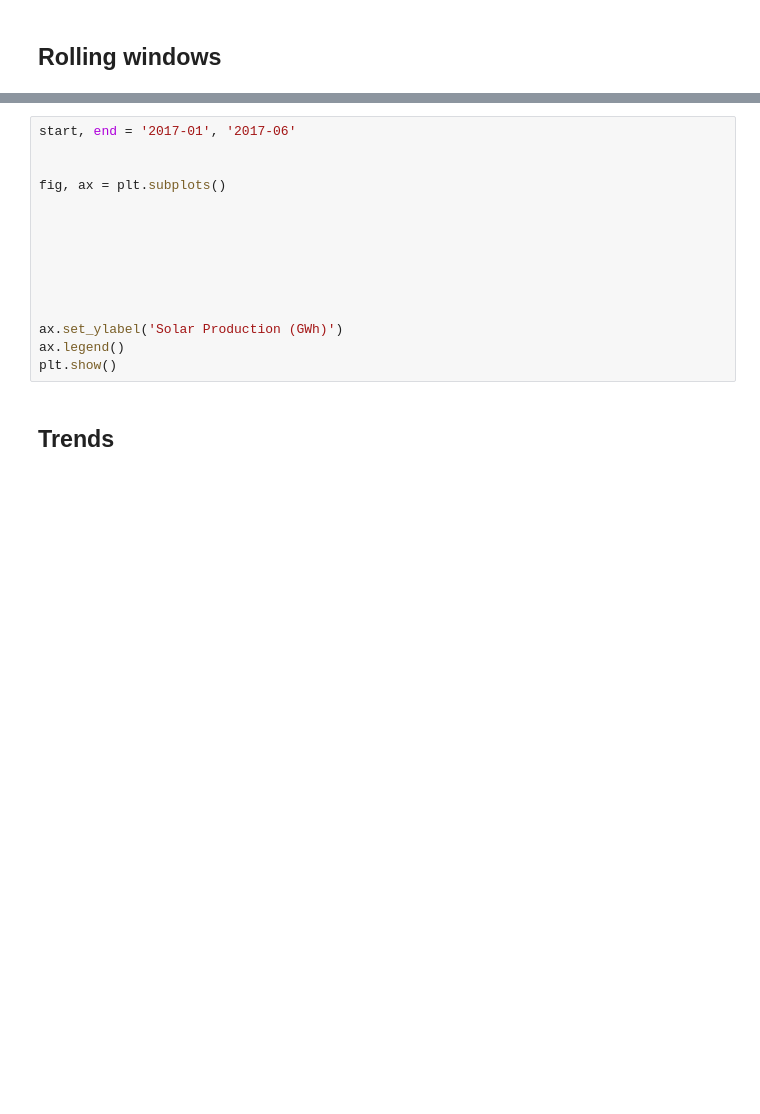
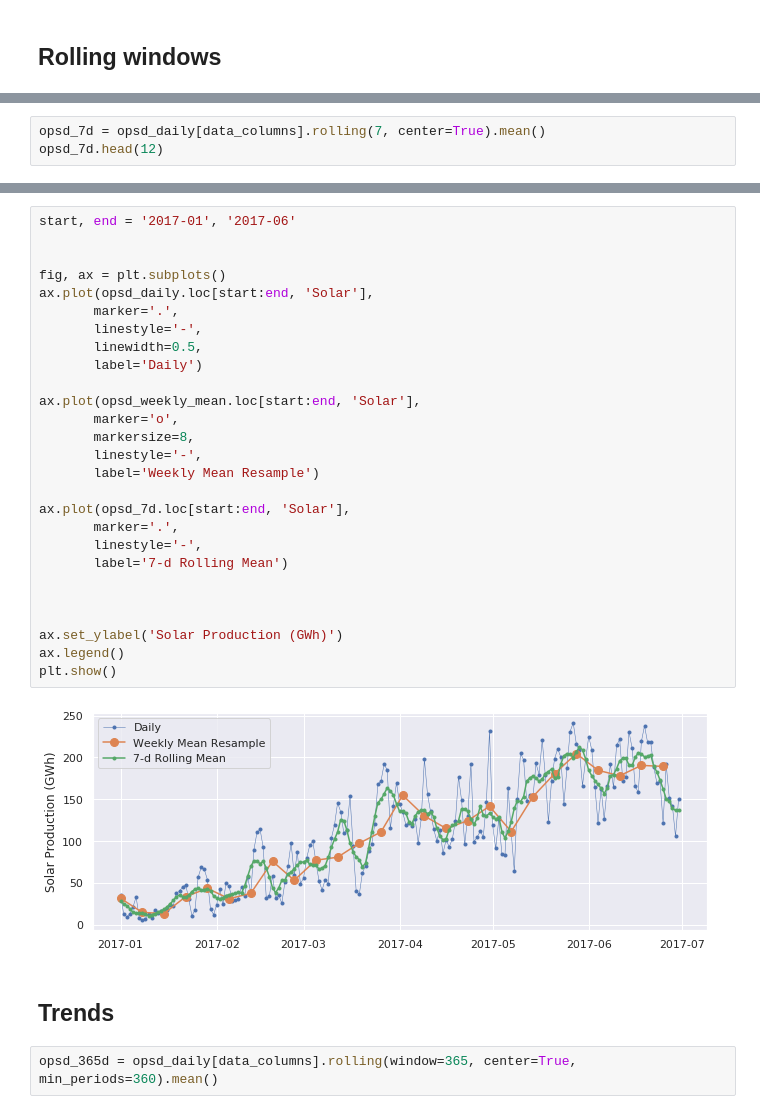
Before and after one commit to kbreberc/analitika-podatkov, a Jupyter notebook: Del_10_Timeseries/10_Timeseries_CLEAN.ipynb, the cells around one changed output, grey strips where cells are left out. Drawn from its saved outputs; the diff is of its cells as text; blank space fills up the shorter version.

```diff
--- a/Del_10_Timeseries/10_Timeseries_CLEAN.ipynb
+++ b/Del_10_Timeseries/10_Timeseries_CLEAN.ipynb
@@ -902,3 +911,6 @@ plt.show()
 ## Rolling windows
 # %% [markdown]
 <img src="images/rollingwindow.png">
+# %%
+opsd_7d = opsd_daily[data_columns].rolling(7, center=True).mean()
+opsd_7d.head(12)
@@ -905,20 +932,36 @@ plt.show()
 # %%
 start, end = '2017-01', '2017-06'
 
 
 fig, ax = plt.subplots()
+ax.plot(opsd_daily.loc[start:end, 'Solar'],
+       marker='.',
+       linestyle='-',
+       linewidth=0.5,
+       label='Daily')
 
+ax.plot(opsd_weekly_mean.loc[start:end, 'Solar'],
+       marker='o',
+       markersize=8,
+       linestyle='-',
+       label='Weekly Mean Resample')
 
-
-
+ax.plot(opsd_7d.loc[start:end, 'Solar'],
+       marker='.',
+       linestyle='-',
+       label='7-d Rolling Mean')
 
 
 
 ax.set_ylabel('Solar Production (GWh)')
 ax.legend()
 plt.show()
+# %% [output]
+[figure, added]
 # %% [markdown]
 ## Trends
+# %%
+opsd_365d = opsd_daily[data_columns].rolling(window=365, center=True, min_periods=360).mean()
 # %%
 fig, ax = plt.subplots()
 
```
Also changed, not shown: parts of 12 cells of this notebook, 10 other files.
